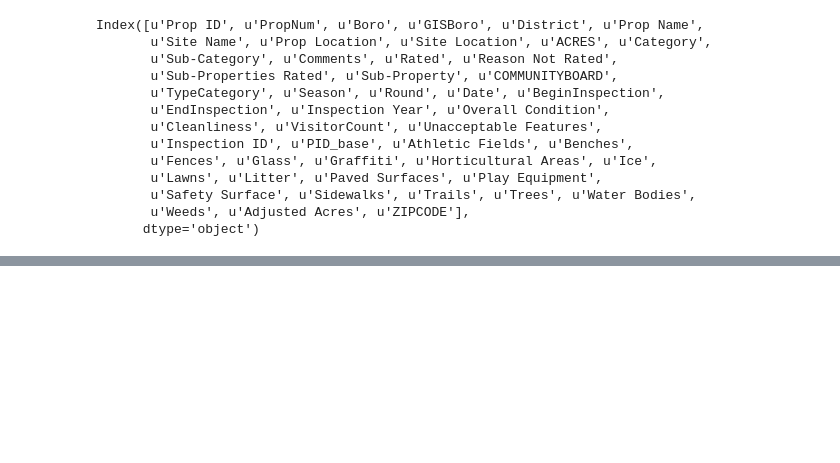
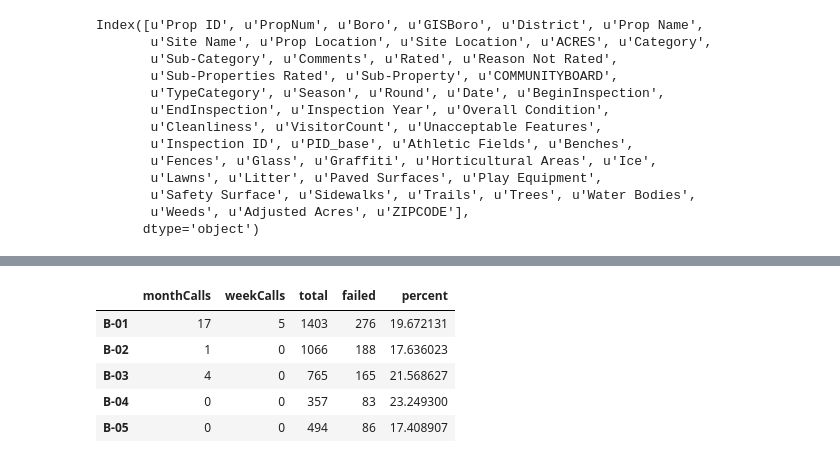
Before and after one commit to gdobler/parqa, a Jupyter notebook: Inspections/Inspections_generate_call_windows.ipynb, the cells around one changed output, grey strips where cells are left out. Cells and saved outputs as stored; diff of their text form; code cells hidden in the pictures; blank space fills up the shorter version.

```diff
--- a/Inspections/Inspections_generate_call_windows.ipynb
+++ b/Inspections/Inspections_generate_call_windows.ipynb
@@ -157,0 +186,9 @@ litter['monthCalls'] = litter.apply(lambda x: countCalls(x,d=30), axis=1)
+# %%
+d.head(5)
+# %% [output]
+|  | monthCalls | weekCalls | total | failed | percent |
+| B-01 | 17 | 5 | 1403 | 276 | 19.672131 |
+| B-02 | 1 | 0 | 1066 | 188 | 17.636023 |
+| B-03 | 4 | 0 | 765 | 165 | 21.568627 |
+| B-04 | 0 | 0 | 357 | 83 | 23.249300 |
+| B-05 | 0 | 0 | 494 | 86 | 17.408907 |
```
Also changed, not shown: parts of 8 cells of this notebook, 3 other files.
